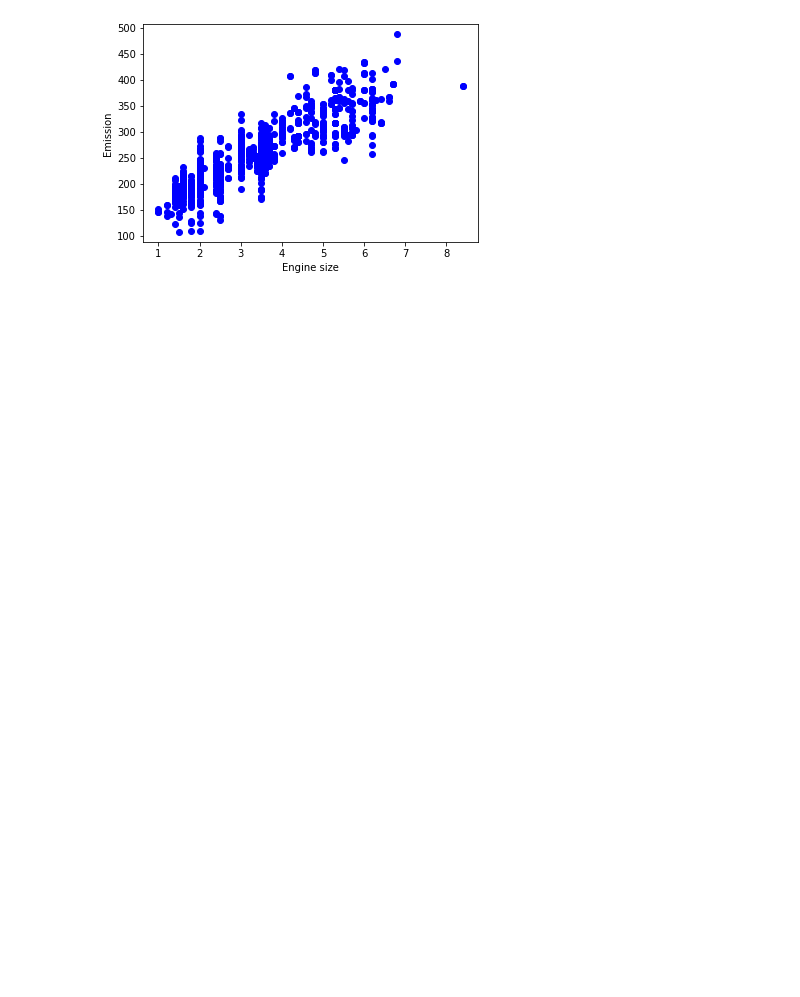
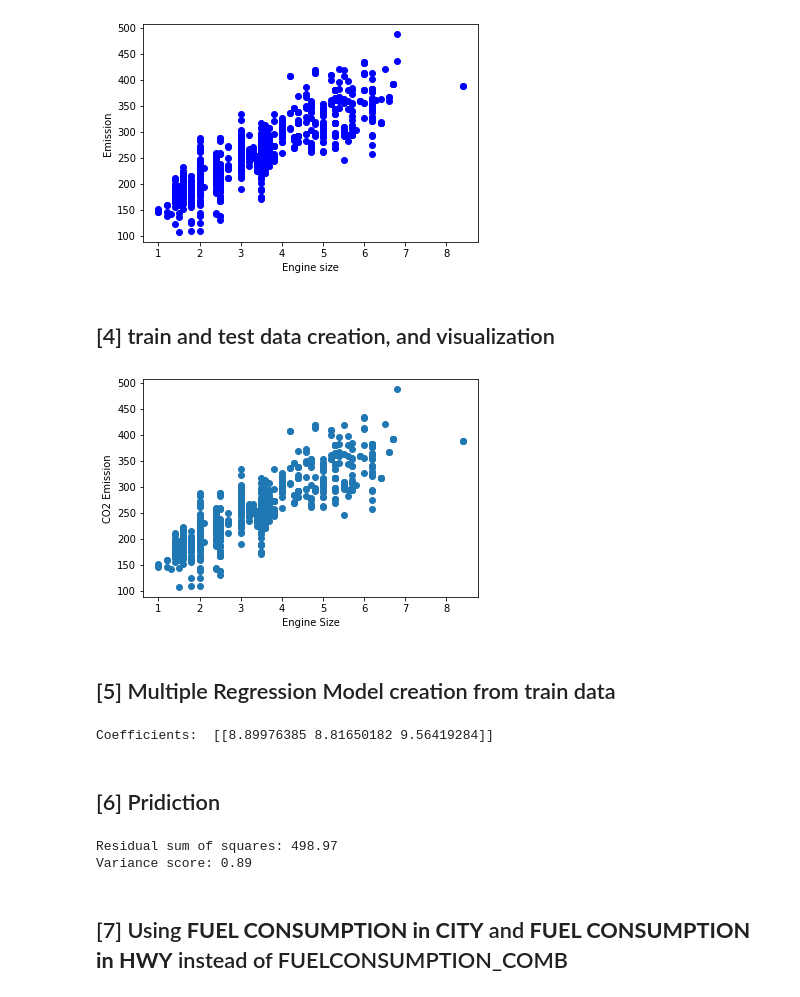
Before and after one commit to nhjoy/Linear-Regression-Model-CO2-Emission, a Jupyter notebook: Multiple_linear_regression.ipynb, the cells around one changed output. Saved outputs shown, nothing was run; the diff lists cells and outputs as text; code cells hidden in the pictures; blank space fills up the shorter version.

```diff
--- a/Multiple_linear_regression.ipynb
+++ b/Multiple_linear_regression.ipynb
@@ -48,9 +50,50 @@ plt.ylabel("Emission")
 plt.show()
 # %% [output]
 [figure]
+# %% [markdown]
+## [4] train and test data creation, and visualization
 # %%
 # creating test and training data
 
 msk = np.random.rand(len(df)) < 0.8
 train = cdf[msk]
 test = cdf[~msk]
+# %%
+#plotting train data
+
+plt.scatter(train.ENGINESIZE, train.CO2EMISSIONS)
+plt.xlabel("Engine Size")
+plt.ylabel("CO2 Emission")
+plt.show()
+# %% [output]
+[figure, added]
+# %% [markdown]
+## [5] Multiple Regression Model creation from train data
+# %%
+from sklearn import linear_model
+
+regression = linear_model.LinearRegression()
+x_axis = np.asanyarray(train[['ENGINESIZE','CYLINDERS','FUELCONSUMPTION_COMB']])
+y_axis = np.asanyarray(train[['CO2EMISSIONS']])
+regression.fit(x_axis, y_axis)
+
+# The coefficients
+print ('Coefficients: ', regression.coef_)
+# %% [output]
+Coefficients:  [[8.89976385 8.81650182 9.56419284]]
+# %% [markdown]
+## [6] Pridiction
+# %%
+y_hat = regression.predict(test[['ENGINESIZE','CYLINDERS','FUELCONSUMPTION_COMB']])
+
+x = np.asanyarray(test[['ENGINESIZE','CYLINDERS','FUELCONSUMPTION_COMB']])
+y = np.asanyarray(test[['CO2EMISSIONS']])
+print("Residual sum of squares: %.2f" % np.mean((y_hat - y) ** 2))
+
+# Explained variance score: 1 is perfect prediction
+print('Variance score: %.2f' % regression.score(x, y))
+# %% [output]
+Residual sum of squares: 498.97
+Variance score: 0.89
+# %% [markdown]
+## [7] Using __FUEL CONSUMPTION in CITY__ and __FUEL CONSUMPTION in HWY__ instead of FUELCONSUMPTION_COMB
```
Also changed, not shown: parts of 5 cells of this notebook.
